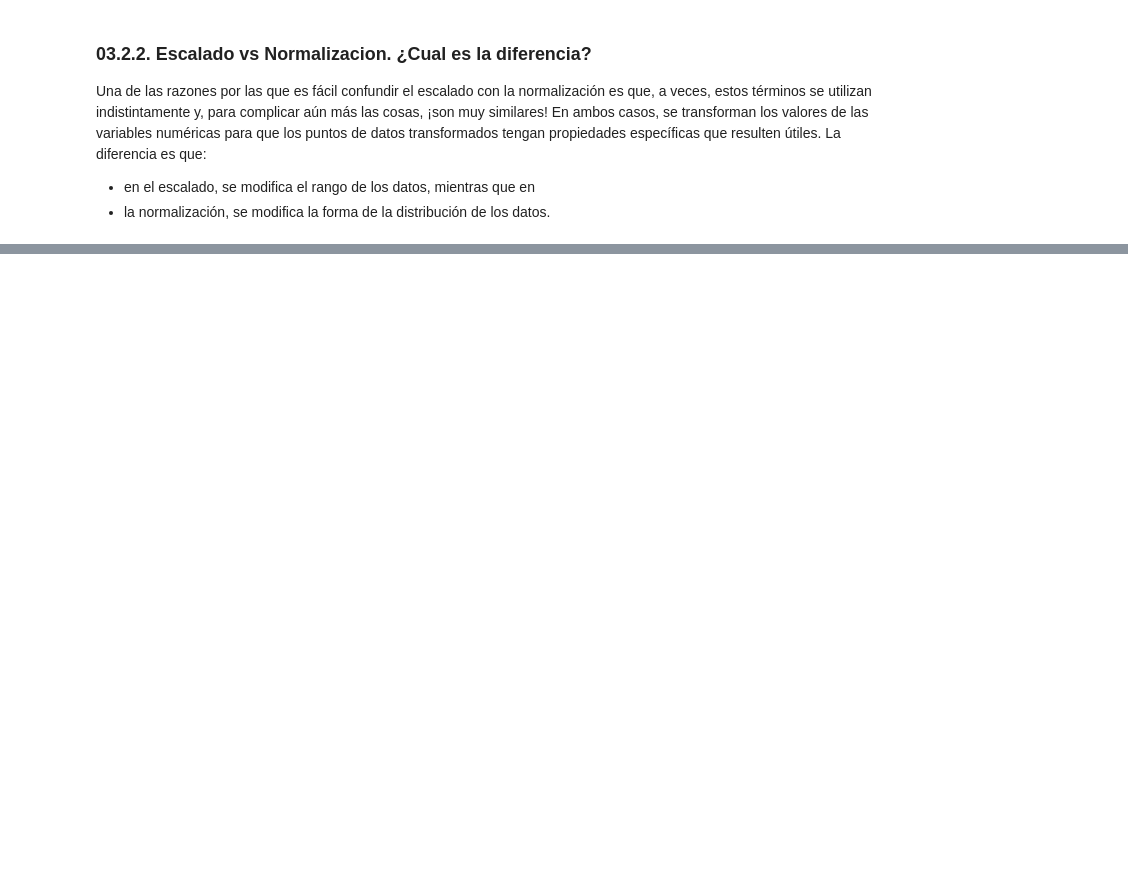
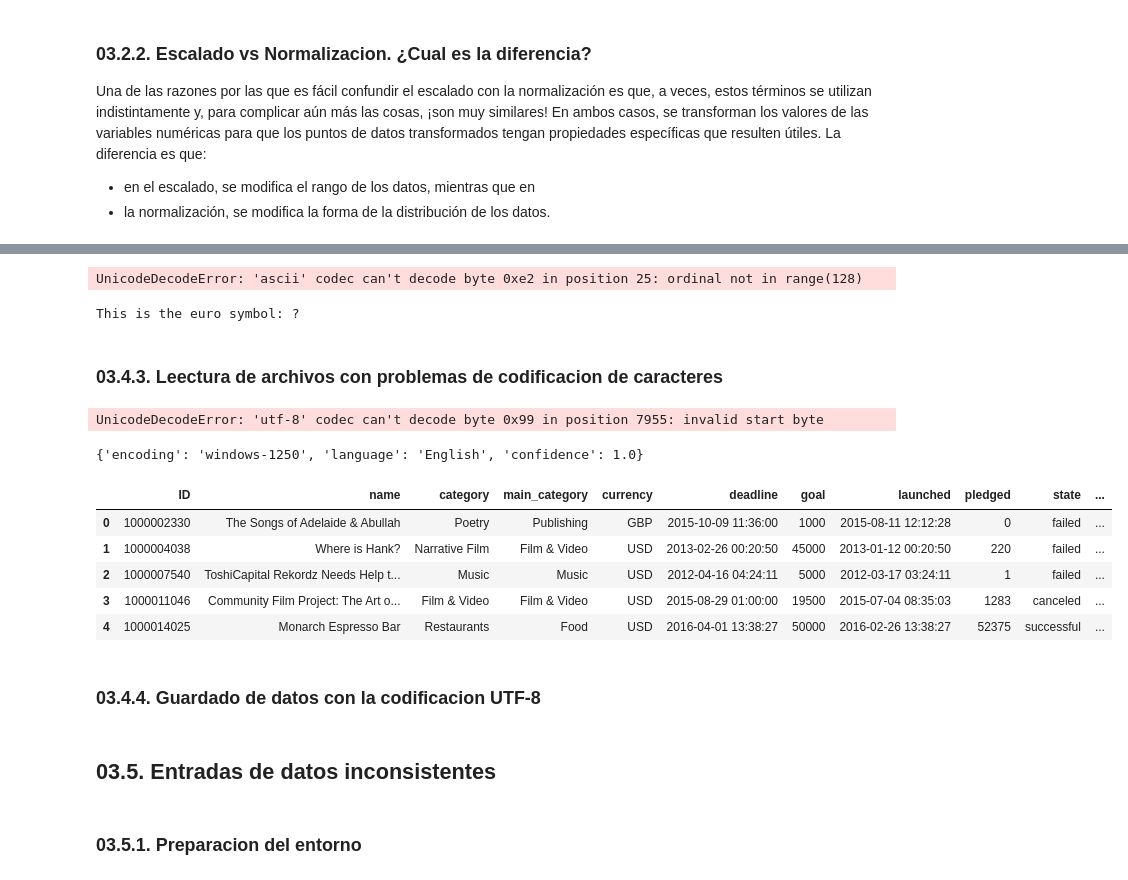
Before and after one commit to Kur0n3-112/CuadernosJupyterlab, a Jupyter notebook: kaggle/03_DataCleaning.ipynb, the cells around one changed output, grey strips where cells are left out. Cells and saved outputs as stored; diff of their text form; code cells hidden in the pictures; blank space fills up the shorter version.

```diff
--- a/kaggle/03_DataCleaning.ipynb
+++ b/kaggle/03_DataCleaning.ipynb
@@ -171,0 +347,50 @@ Una de las razones por las que es fácil confundir el escalado con la normalizac
+# %%
+# try to decode our bytes with the ascii encoding
+print(after.decode("ascii"))
+# %% [output]
+UnicodeDecodeError: 'ascii' codec can't decode byte 0xe2 in position 25: ordinal not in range(128)
+# %%
+# start with a string
+before = "This is the euro symbol: €"
+
+# encode it to a different encoding, replacing characters that raise errors
+after = before.encode("ascii", errors = "replace")
+
+# convert it back to utf-8
+print(after.decode("ascii"))
+
+# We've lost the original underlying byte string! It's been
+# replaced with the underlying byte string for the unknown character :(
+# %% [output]
+This is the euro symbol: ?
+# %% [markdown]
+### **03.4.3. Leectura de archivos con problemas de codificacion de caracteres**
+# %%
+# try to read in a file not in UTF-8
+kickstarter_2016 = pd.read_csv("./archivosDeDatos/ks-projects-201612.csv")
+# %% [output]
+UnicodeDecodeError: 'utf-8' codec can't decode byte 0x99 in position 7955: invalid start byte
+# %%
+# look at the first ten thousand bytes to guess the character encoding
+with open("./archivosDeDatos/ks-projects-201612.csv", 'rb') as rawdata:
+    result = charset_normalizer.detect(rawdata.read(10000))
+
+# check what the character encoding might be
+print(result)
+# %% [output]
+{'encoding': 'windows-1250', 'language': 'English', 'confidence': 1.0}
+# %%
+# read in the file with the encoding detected by charset_normalizer
+kickstarter_2016 = pd.read_csv("./archivosDeDatos/ks-projects-201612.csv", encoding='Windows-1252')
+
+# look at the first few lines
+kickstarter_2016.head()
+# %% [output]
+|  | ID | name | category | main_category | currency | deadline | goal | launched | pledged | state | ... |
+| 0 | 1000002330 | The Songs of Adelaide & Abullah | Poetry | Publishing | GBP | 2015-10-09 11:36:00 | 1000 | 2015-08-11 12:12:28 | 0 | failed | ... |
+| 1 | 1000004038 | Where is Hank? | Narrative Film | Film & Video | USD | 2013-02-26 00:20:50 | 45000 | 2013-01-12 00:20:50 | 220 | failed | ... |
+| 2 | 1000007540 | ToshiCapital Rekordz Needs Help t... | Music | Music | USD | 2012-04-16 04:24:11 | 5000 | 2012-03-17 03:24:11 | 1 | failed | ... |
+| 3 | 1000011046 | Community Film Project: The Art o... | Film & Video | Film & Video | USD | 2015-08-29 01:00:00 | 19500 | 2015-07-04 08:35:03 | 1283 | canceled | ... |
+| 4 | 1000014025 | Monarch Espresso Bar | Restaurants | Food | USD | 2016-04-01 13:38:27 | 50000 | 2016-02-26 13:38:27 | 52375 | successful | ... |
+# %% [markdown]
+### **03.4.4. Guardado de datos con la codificacion UTF-8**
@@ -171,0 +399,4 @@ Una de las razones por las que es fácil confundir el escalado con la normalizac
+# %% [markdown]
+## **03.5. Entradas de datos inconsistentes**
+# %% [markdown]
+### **03.5.1. Preparacion del entorno**
```
Also changed, not shown: parts of 40 cells of this notebook, 2 other files.
